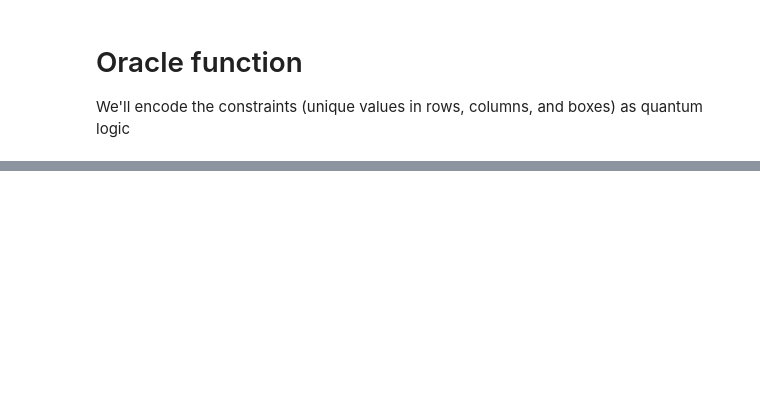
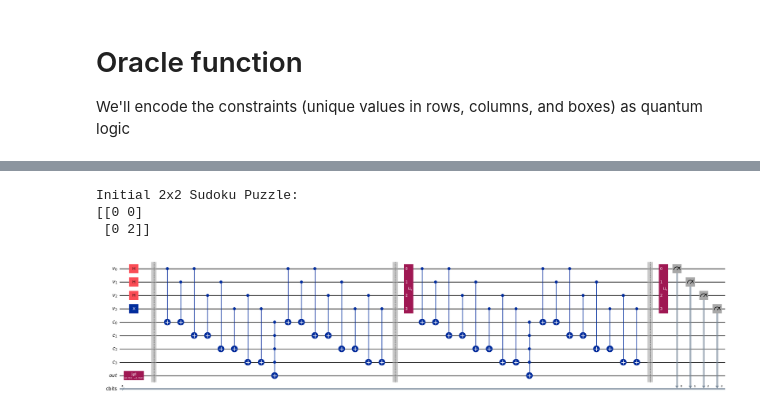
Before and after one commit to tglik/QuantumLearn, a Jupyter notebook: sudoku.ipynb, the cells around one changed output, grey strips where cells are left out. Cells and saved outputs as stored; diff of their text form; code cells hidden in the pictures; blank space fills up the shorter version.

```diff
--- a/sudoku.ipynb
+++ b/sudoku.ipynb
@@ -111,0 +117,55 @@ qc.draw('mpl')
+# %%
+# Define a sample 2x2 Sudoku puzzle (0 = empty)
+sudoku = np.array([
+    [0, 0],
+    [0, 2],
+])
+print("Initial 2x2 Sudoku Puzzle:")
+print(sudoku)
+
+# Flatten the sudoku array to a single list (row-major order)
+clues = sudoku.flatten().tolist()
+
+def initialize(qc, var_qubits, clues):
+    # Initialize variable qubits according to sudoku clues
+    # For 2x2 sudoku, clues are in sudoku[0,0], sudoku[0,1], sudoku[1,0], sudoku[1,1]
+    # Each cell is encoded as 2 qubits: value 1 -> 0, 2 -> 1
+    for bidx, v in enumerate(clues):
+        if v == 0:
+            qc.h(var_qubits[bidx])
+        elif v == 2:
+            qc.x(var_qubits[bidx])
+        # for 1 do nothing
+# %% [output]
+Initial 2x2 Sudoku Puzzle:
+[[0 0]
+ [0 2]]
+# %%
+var_qubits = QuantumRegister(4, name='v')
+clause_qubits = QuantumRegister(4, name='c')
+output_qubit = QuantumRegister(1, name='out')
+cbits = ClassicalRegister(4, name='cbits')
+qc = QuantumCircuit(var_qubits, clause_qubits, output_qubit, cbits)
+
+# Initialize 'out0' in state |->
+qc.initialize([1, -1]/np.sqrt(2), output_qubit)
+
+# Initialize qubits in state |s>
+initialize(qc, var_qubits, clues)
+
+qc.barrier()  # for visual separation
+
+# do 2 iterations
+for i in range(2):
+    # Apply our oracle
+    sudoku_oracle(qc, clause_list, clause_qubits, output_qubit)
+    qc.barrier()  # for visual separation
+    # Apply our diffuser
+    qc.append(diffuser(4), [0,1,2,3])
+
+# Measure the variable qubits
+qc.measure(var_qubits, cbits)
+
+qc.draw('mpl', fold=-1)
+# %% [output]
+[figure, added]
```
Also changed, not shown: parts of 23 cells of this notebook.
